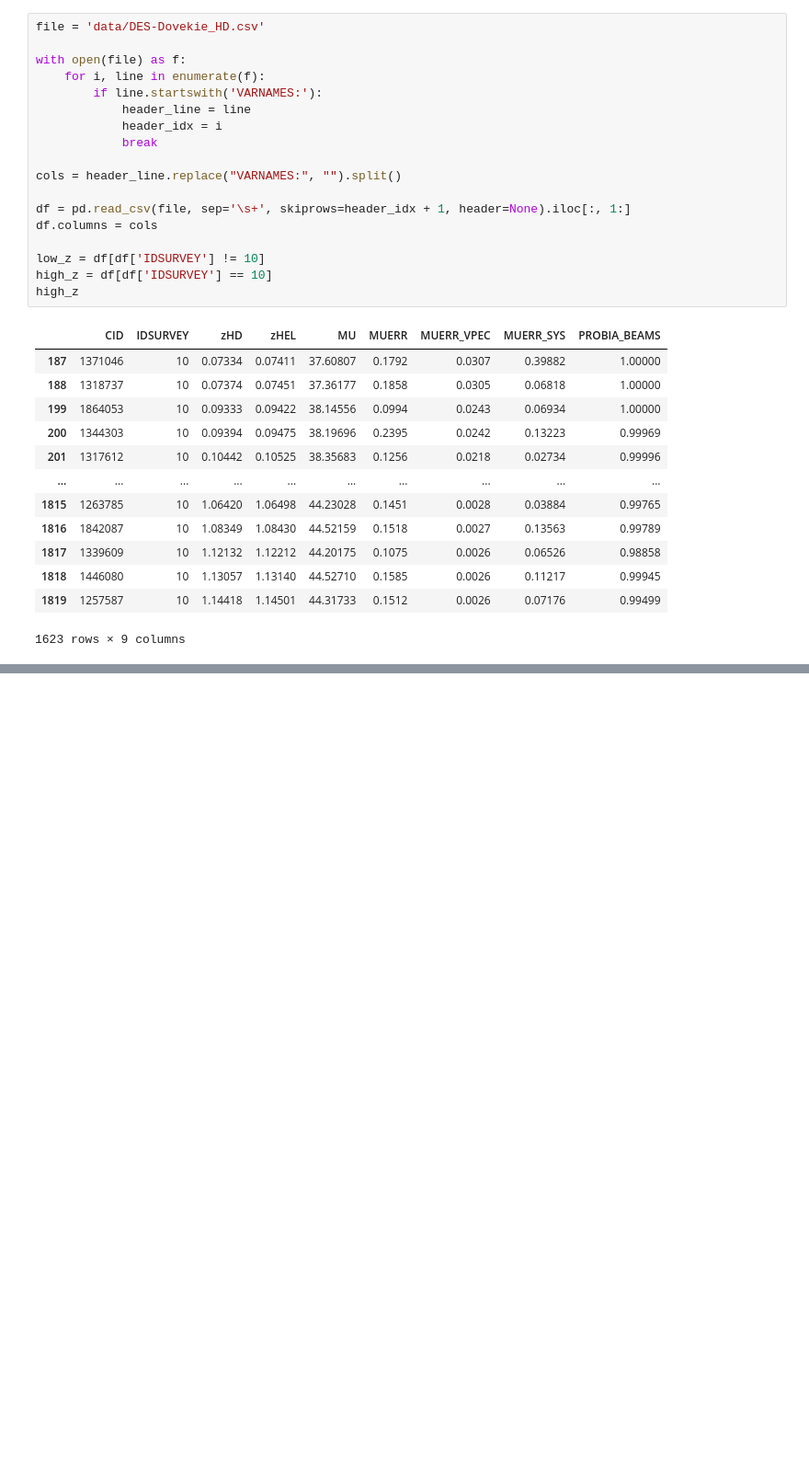
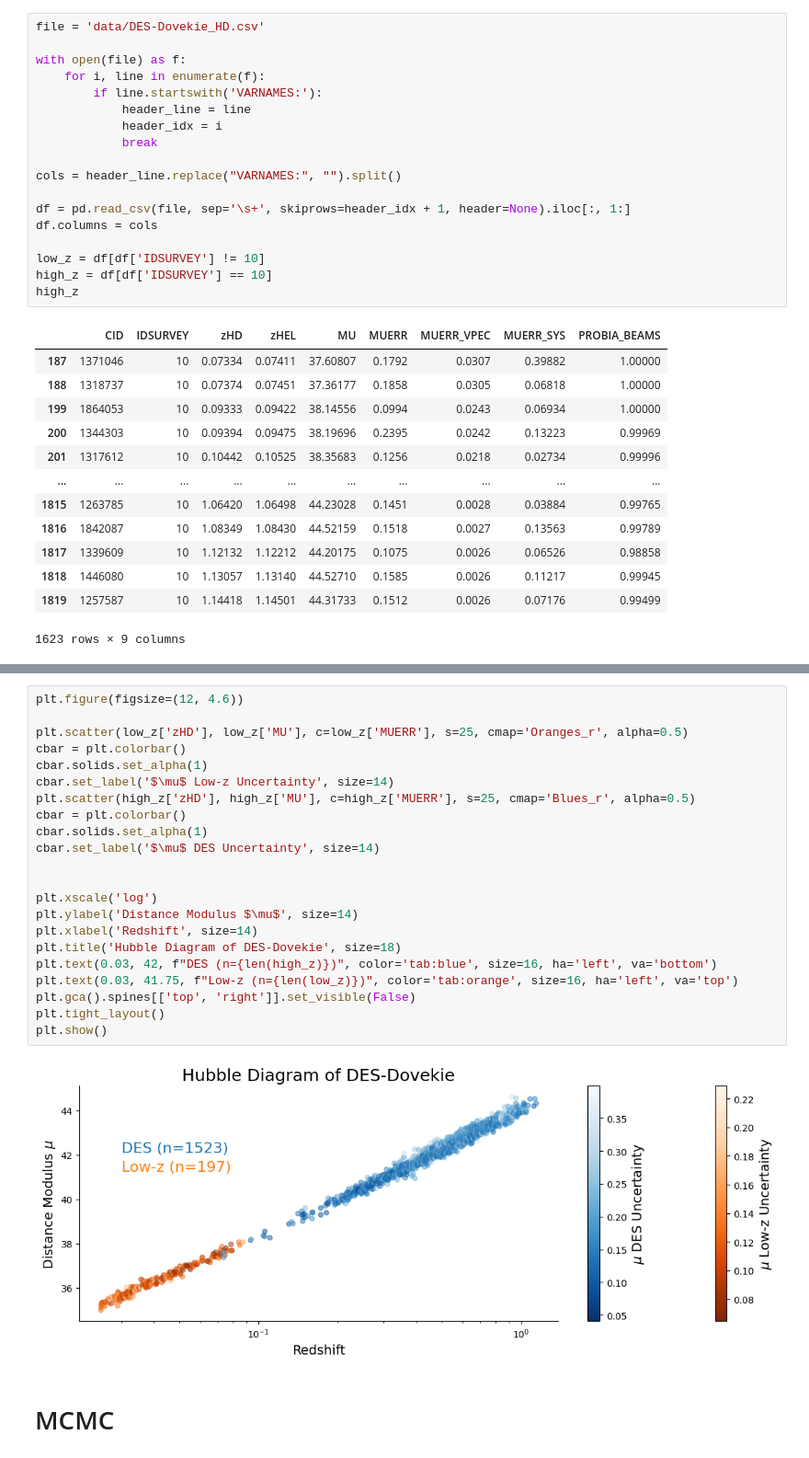
Before and after one commit to MagicalBean/DES_MCMC, a Jupyter notebook: workthrough.ipynb, the cells around one changed output, grey strips where cells are left out. Shown at 92% size. Saved outputs shown, nothing was run; the diff lists cells and outputs as text; blank space fills up the shorter version.

Commit message:
Initial MCMC code attempt

```diff
--- a/workthrough.ipynb
+++ b/workthrough.ipynb
@@ -56,0 +70,26 @@ plt.show()
+# %%
+plt.figure(figsize=(12, 4.6))
+
+plt.scatter(low_z['zHD'], low_z['MU'], c=low_z['MUERR'], s=25, cmap='Oranges_r', alpha=0.5)
+cbar = plt.colorbar()
+cbar.solids.set_alpha(1)
+cbar.set_label('$\mu$ Low-z Uncertainty', size=14)
+plt.scatter(high_z['zHD'], high_z['MU'], c=high_z['MUERR'], s=25, cmap='Blues_r', alpha=0.5)
+cbar = plt.colorbar()
+cbar.solids.set_alpha(1)
+cbar.set_label('$\mu$ DES Uncertainty', size=14)
+
+
+plt.xscale('log')
+plt.ylabel('Distance Modulus $\mu$', size=14)
+plt.xlabel('Redshift', size=14)
+plt.title('Hubble Diagram of DES-Dovekie', size=18)
+plt.text(0.03, 42, f"DES (n={len(high_z)})", color='tab:blue', size=16, ha='left', va='bottom')
+plt.text(0.03, 41.75, f"Low-z (n={len(low_z)})", color='tab:orange', size=16, ha='left', va='top')
+plt.gca().spines[['top', 'right']].set_visible(False)
+plt.tight_layout()
+plt.show()
+# %% [output]
+[figure, added]
+# %% [markdown]
+# MCMC
```
Also changed, not shown: parts of 13 cells of this notebook.
